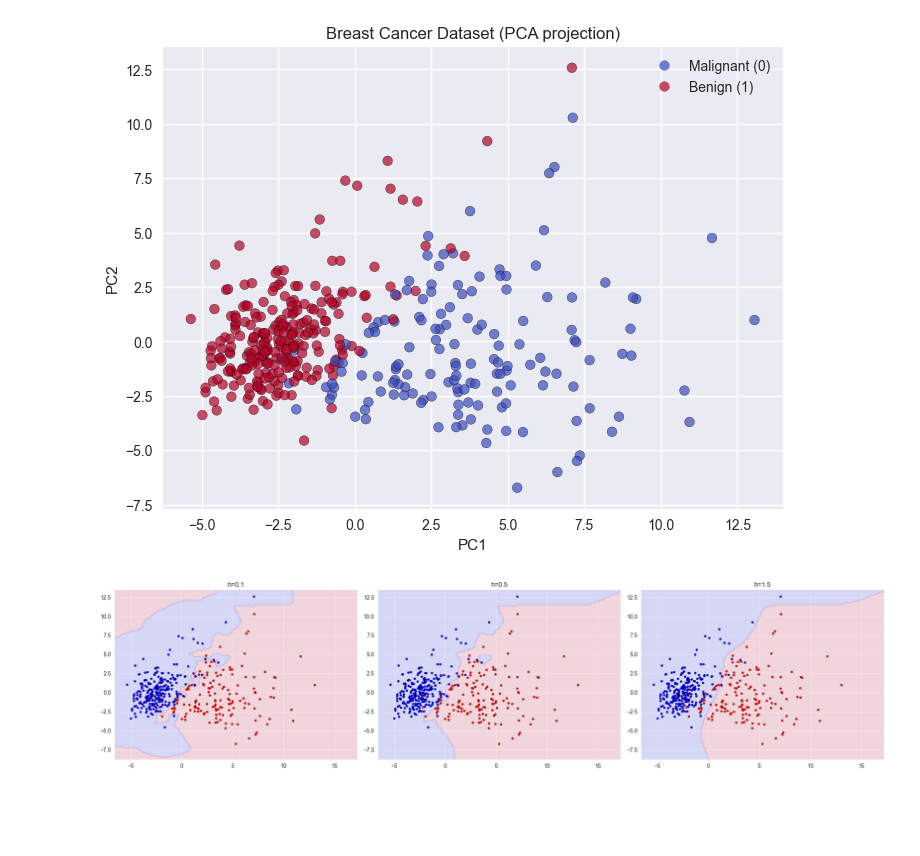
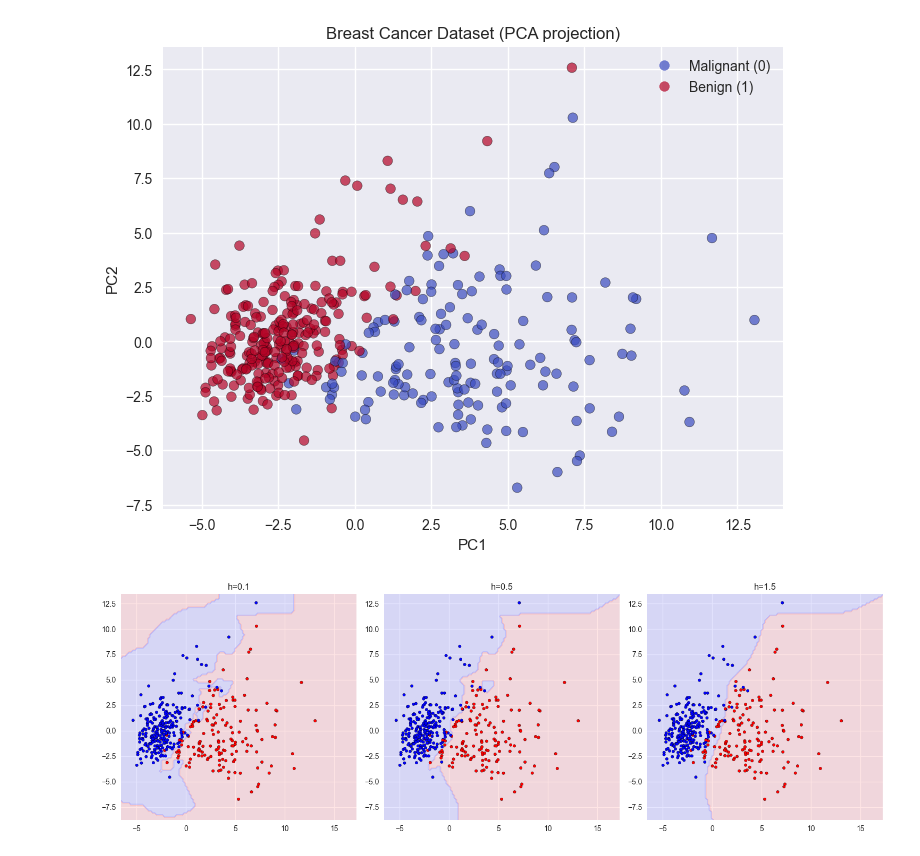
Before and after one commit to jwweer/Nsu, a Jupyter notebook: ml/Lab07.ipynb, the cells around one changed output. Drawn from its saved outputs; the diff is of its cells as text; code cells hidden in the pictures; blank space fills up the shorter version.

```diff
--- a/ml/Lab07.ipynb
+++ b/ml/Lab07.ipynb
@@ -237,32 +237,32 @@ plt.show()
 # %%
 h_values = [0.1, 0.5, 1.5]
 
-plt.figure(figsize=(20, 5))
+plt.figure(figsize=(15, 5))
 
 for i, h in enumerate(h_values):
     clf = ParzenWindowClassifier(h=h)
     clf.fit(X_train, y_train)
 
     plt.subplot(1, 3, i + 1)
 
     xx_min, xx_max = X_pca[:, 0].min() - 1, X_pca[:, 0].max() + 1
     yy_min, yy_max = X_pca[:, 1].min() - 1, X_pca[:, 1].max() + 1
 
     xx, yy = np.meshgrid(np.arange(xx_min, xx_max, 0.2),
                          np.arange(yy_min, yy_max, 0.2))
 
     Z = clf.predict(np.c_[xx.ravel(), yy.ravel()])
     Z = Z.reshape(xx.shape)
 
     plt.contourf(xx, yy, Z, alpha=0.3, cmap=ListedColormap(['#FFAAAA', '#AAAAFF']))
     plt.scatter(X_train[:, 0], X_train[:, 1], c=y_train,
                 cmap=ListedColormap(['#FF0000', '#0000FF']), edgecolors='k', s=15)
     plt.title(f'h={h:.1f}')
 
 plt.tight_layout()
 plt.show()
 # %% [output]
-[figure, old version]
+[figure, new version]
 # %%
 def plot_decision_boundary(clf, X, y, title=""):
     h = .05
```
Also changed, not shown: parts of 1 cell of this notebook.
